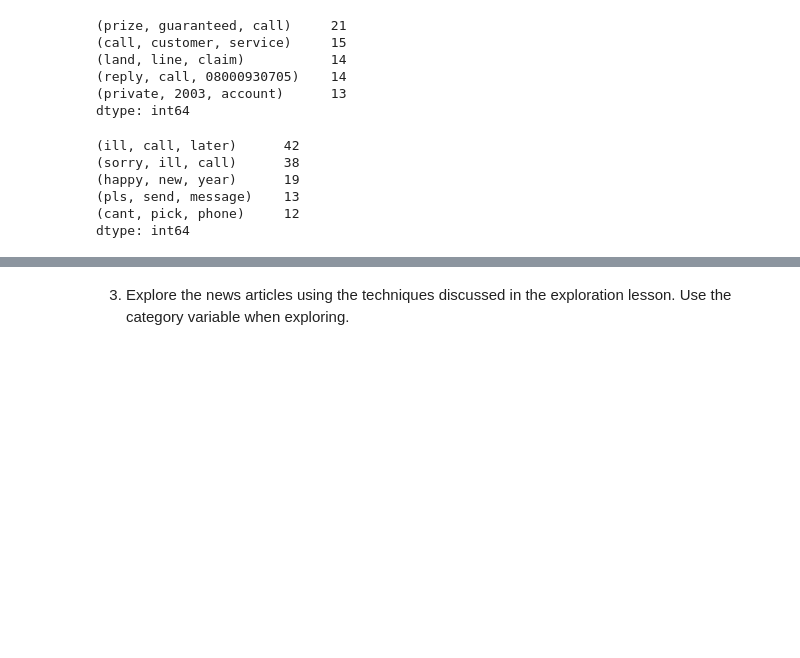
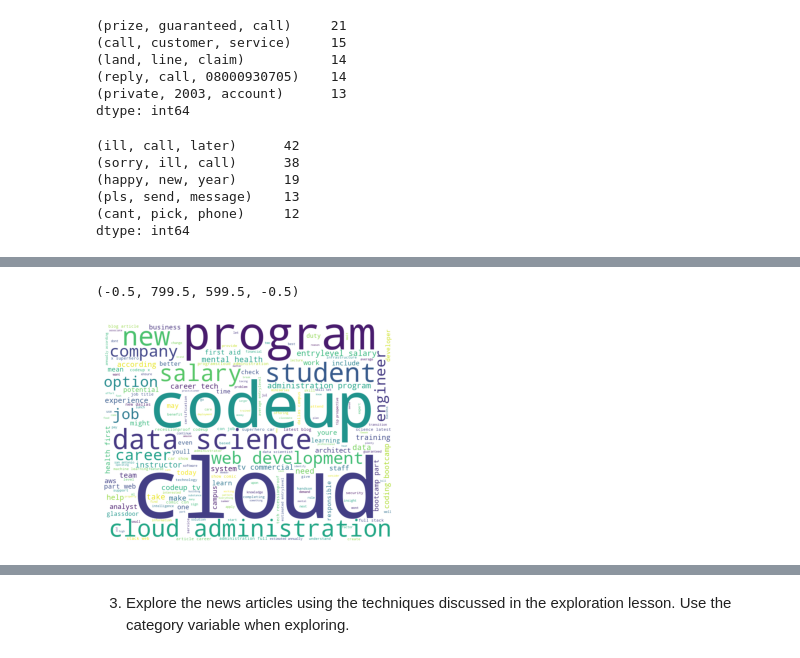
Before and after one commit to Chenchen070/NLP, a Jupyter notebook: explore.ipynb, the cells around one changed output, grey strips where cells are left out. Drawn from its saved outputs; the diff is of its cells as text; code cells hidden in the pictures; blank space fills up the shorter version.

```diff
--- a/explore.ipynb
+++ b/explore.ipynb
@@ -194,0 +216,8 @@ blog.head()
+# %%
+blog_words = clean(' '.join(blog.clean))
+blog_cloud = WordCloud(background_color='white', height=600, width=800).generate(' '.join(blog_words))
+plt.imshow(blog_cloud)
+plt.axis('off')
+# %% [output]
+(-0.5, 799.5, 599.5, -0.5)
+[figure, added]
```
Also changed, not shown: parts of 8 cells of this notebook.
